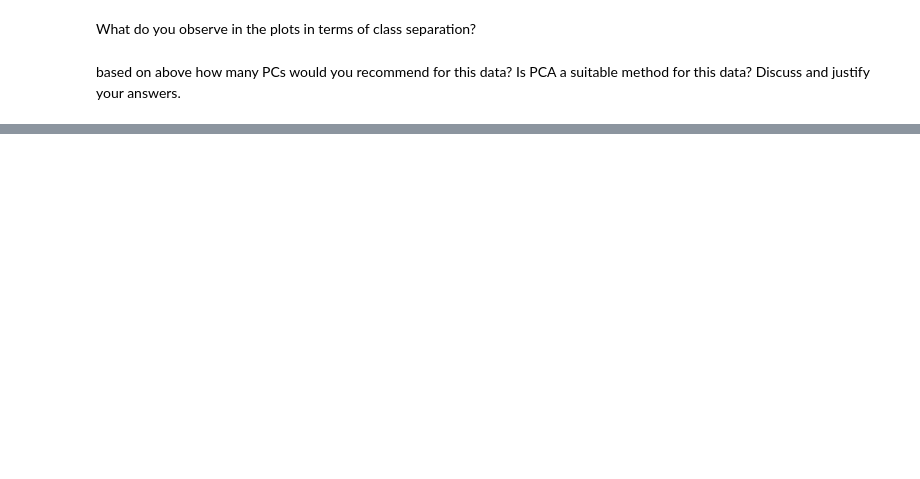
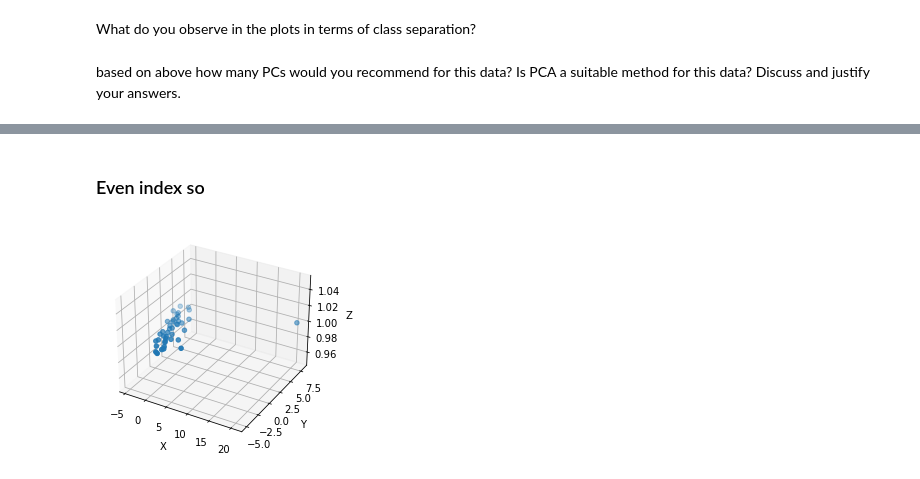
Before and after one commit to muznyahamed/sem7_Ml_assignment1, a Jupyter notebook: assignment2.ipynb, the cells around one changed output, grey strips where cells are left out. Cells and saved outputs as stored; diff of their text form; code cells hidden in the pictures; blank space fills up the shorter version.

```diff
--- a/assignment2.ipynb
+++ b/assignment2.ipynb
@@ -297,0 +446,4 @@ and justify your answers.
+# %%
+pca = PCA()
+X_reduced_visual = pca.fit_transform(before_pca)
+X_reduced_visual
@@ -297,0 +464,23 @@ and justify your answers.
+# %%
+X_reduced_visual = pd.DataFrame(X_reduced_visual)
+# %%
+X_reduced_visual.insert(27,"Label",init_data1.iloc[:,27])
+# %% [markdown]
+### Even index so
+# %%
+X_reduced_visual['Label'].replace({2:1, 4:3}, inplace=True)
+X_reduced_visual['Label'].replace({3:2}, inplace=True)
+# %%
+fig = plt.figure()
+ax = fig.add_subplot(111, projection='3d')
+
+ax.scatter(X_reduced_visual.iloc[:,0], X_reduced_visual.iloc[:,1], X_reduced_visual['Label'])
+
+# Add labels for the x, y, and z axis
+ax.set_xlabel('X')
+ax.set_ylabel('Y')
+ax.set_zlabel('Z')
+
+plt.show()
+# %% [output]
+[figure, added]
```
Also changed, not shown: parts of 24 cells of this notebook, 7 other files.
